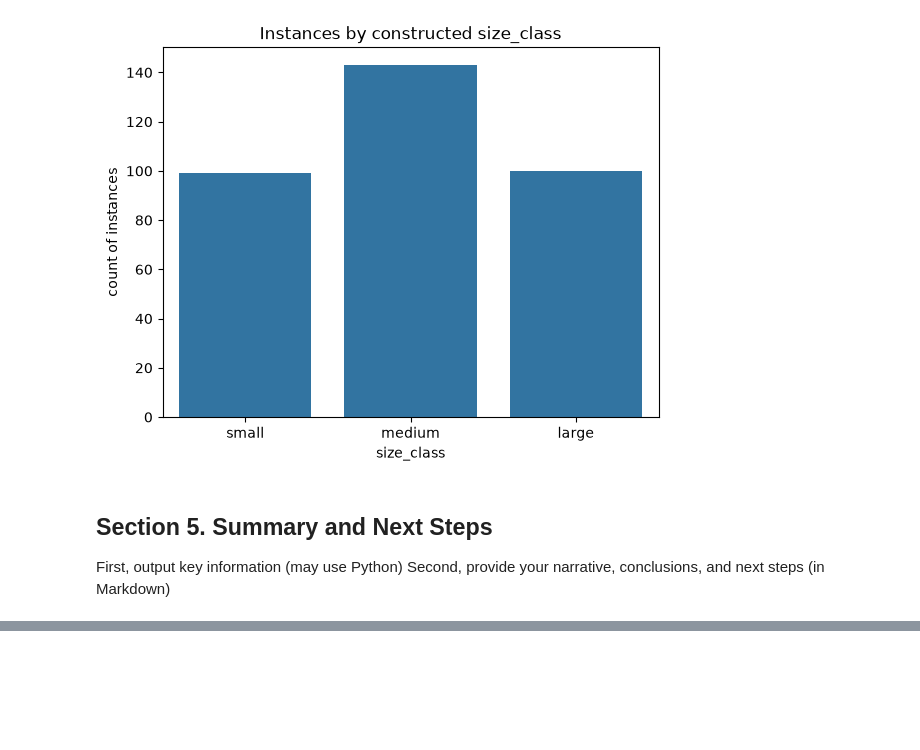
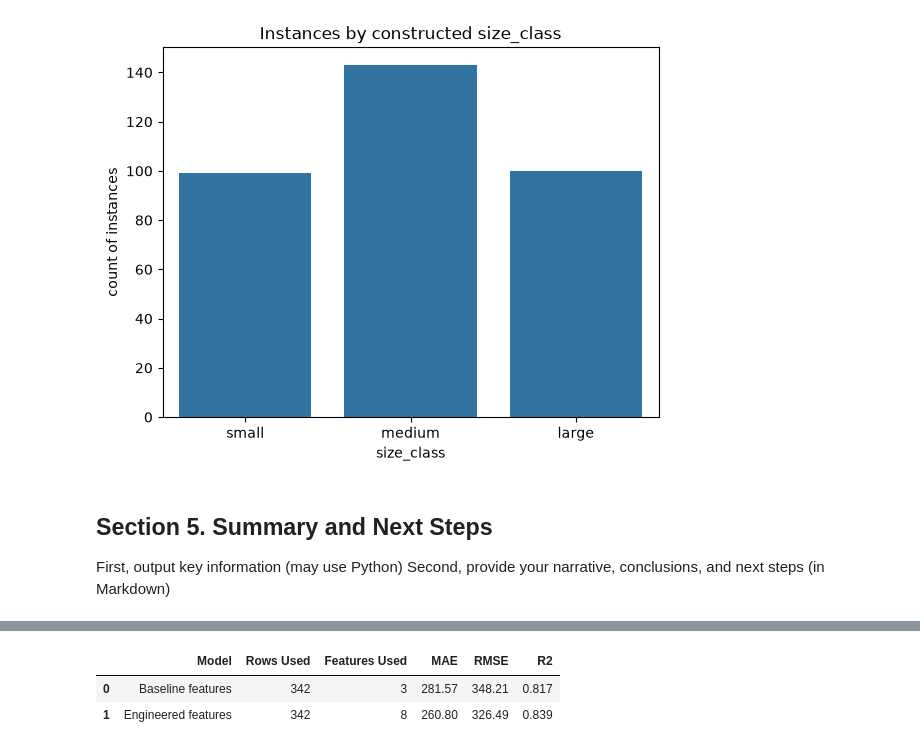
Before and after one commit to Angie-Crews/ml-02-features, a Jupyter notebook: notebooks/ml_02_crews_ran.ipynb, the cells around one changed output, grey strips where cells are left out. Drawn from its saved outputs; the diff is of its cells as text; code cells hidden in the pictures; blank space fills up the shorter version.

Commit message:
Complete Phase 4/5 updates with notebook cleanup and feature comparison

```diff
--- a/notebooks/ml_02_crews_ran.ipynb
+++ b/notebooks/ml_02_crews_ran.ipynb
@@ -269,6 +262,7 @@ None of them is built from the intended target, so they cannot leak it.
 Built here:
 - bill_ratio: bill_length_mm / bill_depth_mm  (shape, unitless)
 - flipper_cm: flipper_length_mm / 10            (rescaled)
+- bill_area_mm2: bill_length_mm * bill_depth_mm (surface proxy)
 - size_class: a category from flipper length    (binned)
 
 """
@@ -281,6 +275,7 @@ df_feat: pd.DataFrame = df.copy()
 
 df_feat["bill_ratio"] = df_feat["bill_length_mm"] / df_feat["bill_depth_mm"]
 df_feat["flipper_cm"] = df_feat["flipper_length_mm"] / 10.0
+df_feat["bill_area_mm2"] = df_feat["bill_length_mm"] * df_feat["bill_depth_mm"]
 
 # A categorical feature via binning. Bins are an ANALYST CHOICE.
 df_feat["size_class"] = pd.cut(
@@ -289,7 +284,7 @@ df_feat["size_class"] = pd.cut(
     labels=["small", "medium", "large"],
 )
 
-new_cols: list[str] = ["bill_ratio", "flipper_cm", "size_class"]
+new_cols: list[str] = ["bill_ratio", "flipper_cm", "bill_area_mm2", "size_class"]
 
 LOG.info(f"Added features: {new_cols}")
 
@@ -443,0 +367,69 @@ Your docs/ folder should document your custom project analysis in the `docs/inde
+# %%
+# === Section 6. Compare model performance before vs after feature engineering ===
+
+from sklearn.linear_model import LinearRegression
+from sklearn.metrics import mean_absolute_error, r2_score, root_mean_squared_error
+from sklearn.model_selection import train_test_split
+
+TARGET = "body_mass_g"
+TEST_SIZE = 0.30
+RANDOM_STATE = 42
+
+
+def evaluate_linear_model(
+    frame: pd.DataFrame, feature_cols: list[str], model_name: str
+) -> dict:
+    model_df = frame[feature_cols + [TARGET]].dropna().copy()
+    x = pd.get_dummies(model_df[feature_cols], drop_first=True)
+    y = model_df[TARGET]
+
+    x_train, x_test, y_train, y_test = train_test_split(
+        x, y, test_size=TEST_SIZE, random_state=RANDOM_STATE
+    )
+
+    model = LinearRegression()
+    model.fit(x_train, y_train)
+    y_pred = model.predict(x_test)
+
+    return {
+        "Model": model_name,
+        "Rows Used": len(model_df),
+        "Features Used": x.shape[1],
+        "MAE": mean_absolute_error(y_test, y_pred),
+        "RMSE": root_mean_squared_error(y_test, y_pred),
+        "R2": r2_score(y_test, y_pred),
+    }
+
+
+baseline_features = [
+    "bill_length_mm",
+    "bill_depth_mm",
+    "flipper_length_mm",
+]
+
+engineered_features = [
+    "bill_length_mm",
+    "bill_depth_mm",
+    "flipper_length_mm",
+    "bill_ratio",
+    "flipper_cm",
+    "bill_area_mm2",
+    "size_class",
+]
+
+comparison = pd.DataFrame(
+    [
+        evaluate_linear_model(df, baseline_features, "Baseline features"),
+        evaluate_linear_model(df_feat, engineered_features, "Engineered features"),
+    ]
+)
+
+comparison["MAE"] = comparison["MAE"].round(2)
+comparison["RMSE"] = comparison["RMSE"].round(2)
+comparison["R2"] = comparison["R2"].round(3)
+
+LOG.info("Before vs after feature engineering:")
+LOG.info(f"\n{comparison}")
+
+comparison
+# %% [output]
@@ -443,0 +441,3 @@ Your docs/ folder should document your custom project analysis in the `docs/inde
+|  | Model | Rows Used | Features Used | MAE | RMSE | R2 |
+| 0 | Baseline features | 342 | 3 | 281.57 | 348.21 | 0.817 |
+| 1 | Engineered features | 342 | 8 | 260.80 | 326.49 | 0.839 |
```
Also changed, not shown: parts of 14 cells of this notebook, 5 other files.
